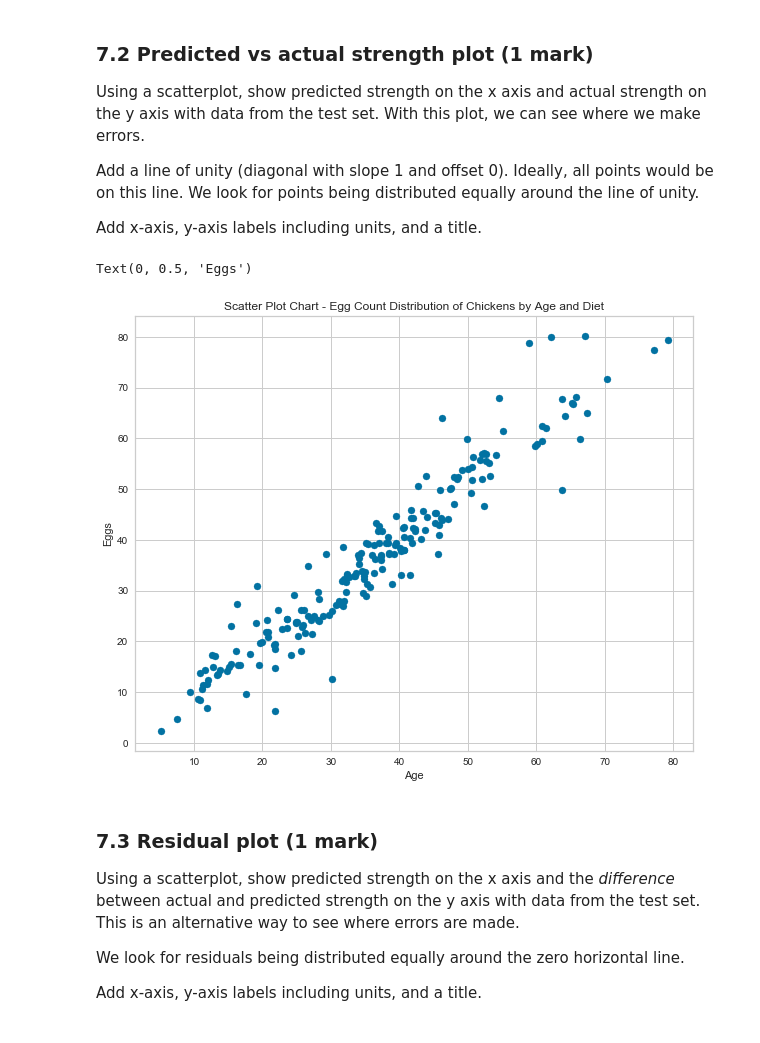
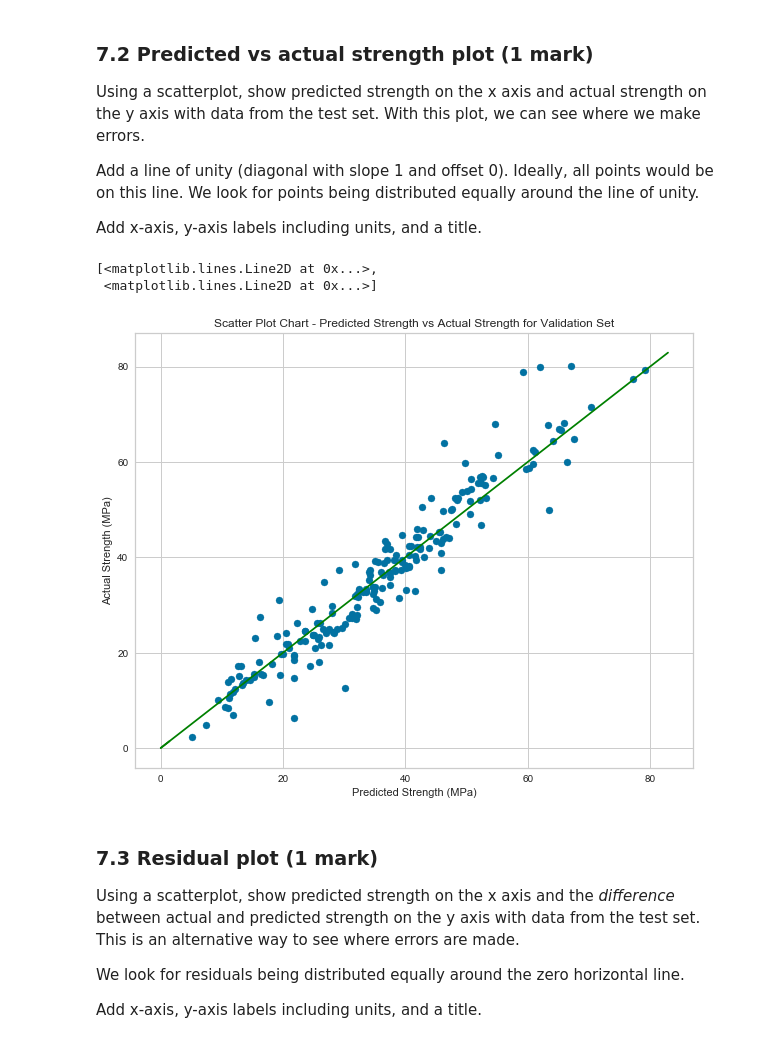
Before and after one commit to mileuc/ensf-611-lab-2, a Jupyter notebook: lab2.ipynb, the cells around one changed output. Saved outputs shown, nothing was run; the diff lists cells and outputs as text; code cells hidden in the pictures.

```diff
--- a/lab2.ipynb
+++ b/lab2.ipynb
@@ -330,16 +330,19 @@ Add x-axis, y-axis labels including units, and a title.
 # %%
 #TODO: predicted-actual plot
 # Your solution goes here
-# Create a figure and a set of subplots
 fig, ax = plt.subplots(figsize=(10, 8))
-# For each diet name and diet data in the DataFrame grouped by diet...
 ax.scatter(x=y_test_pred, y=y_test)
-ax.set_title("Scatter Plot Chart - Predicted Strength vs Actual Strength") # Add title to plot
-ax.set_xlabel("Age") # Add age label to x-axis
-ax.set_ylabel("Eggs") # Add eggs label to y-axis
+ax.set_title("Scatter Plot Chart - Predicted Strength vs Actual Strength for Validation Set") # Add title to plot
+ax.set_xlabel("Predicted Strength (MPa)") # Add label to x-axis
+ax.set_ylabel("Actual Strength (MPa)") # Add label to y-axis
+
+x = np.linspace(0, plt.xlim(), 100)
+y = x
+plt.plot(x, x, color = 'green') # Add line of unity with slope = 1 and offset 0 to the plot
 # %% [output]
-Text(0, 0.5, 'Eggs')
+[<matplotlib.lines.Line2D at 0x...>,
+ <matplotlib.lines.Line2D at 0x...>]
-[figure, old version]
+[figure, new version]
 # %% [markdown]
 ### 7.3 Residual plot (1 mark)
 Using a scatterplot, show predicted strength on the x axis and the *difference* between actual and predicted strength on the y axis with data from the test set. This is an alternative way to see where errors are made.
```
Also changed, not shown: parts of 3 cells of this notebook.
